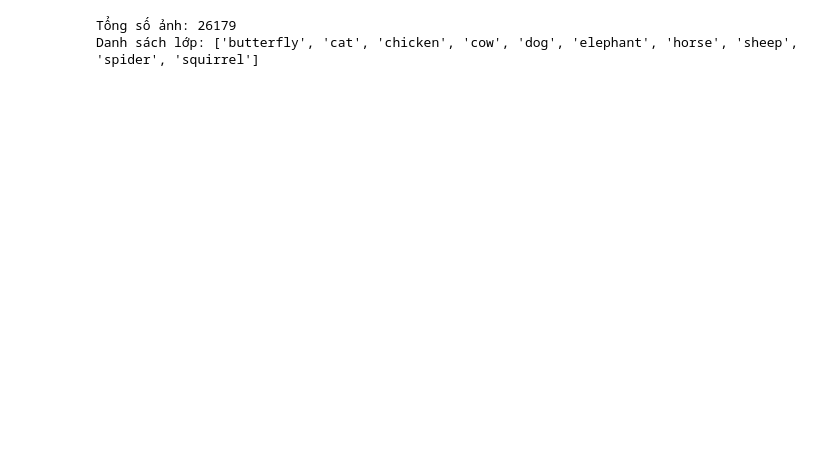
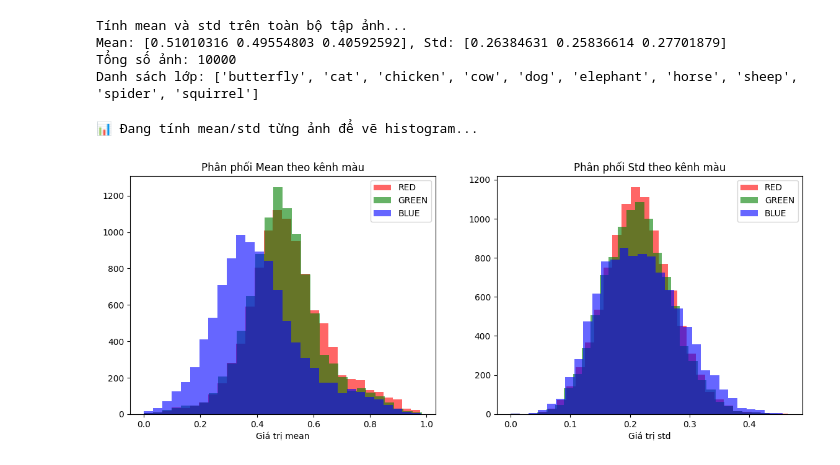
Before and after one commit to Anhuynh2404/Feature_Detection_and_Description, a Jupyter notebook: ResNet/animals_classification.ipynb, the cells around one changed output. Drawn from its saved outputs; the diff is of its cells as text; code cells hidden in the pictures; blank space fills up the shorter version.

```diff
--- a/ResNet/animals_classification.ipynb
+++ b/ResNet/animals_classification.ipynb
@@ -2,20 +2,28 @@
 from dataset import AnimalDataset
 from train import train
 from resnet18 import ResNet18
+from ResNet18Lite import ResNet18Lite
 from loss import CrossEntropyLoss
 from optimizer import SGD
 import matplotlib.pyplot as plt
 import numpy as np
 import random
 
-data_dir = "/home/an/an_workplace/Lab_CV/Data/animals"
+data_dir = "/home/an/an_workplace/Lab_CV/Data/animals10"
 
 dataset = AnimalDataset(data_dir)
 print("Tổng số ảnh:", len(dataset))
 print("Danh sách lớp:", dataset.classes)
 # %% [output]
-Tổng số ảnh: 26179
+Tính mean và std trên toàn bộ tập ảnh...
+Mean: [0.51010316 0.49554803 0.40592592], Std: [0.26384631 0.25836614 0.27701879]
+Tổng số ảnh: 10000
 Danh sách lớp: ['butterfly', 'cat', 'chicken', 'cow', 'dog', 'elephant', 'horse', 'sheep', 'spider', 'squirrel']
+# %%
+AnimalDataset.plot_dataset_statistics(dataset)
+# %% [output]
+📊 Đang tính mean/std từng ảnh để vẽ histogram...
+[figure, added]
 # %%
 fig, axs = plt.subplots(1, 5, figsize=(15, 3))
 
```
Also changed, not shown: parts of 6 cells of this notebook, 16 other files.
